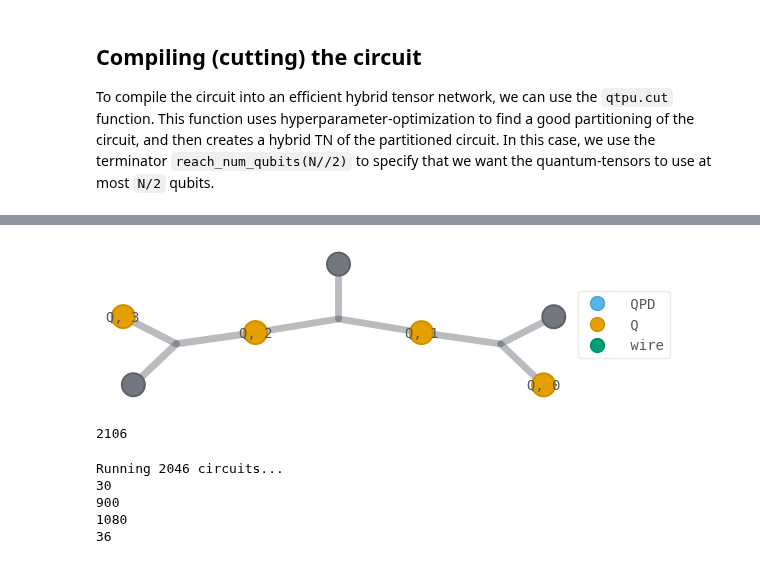
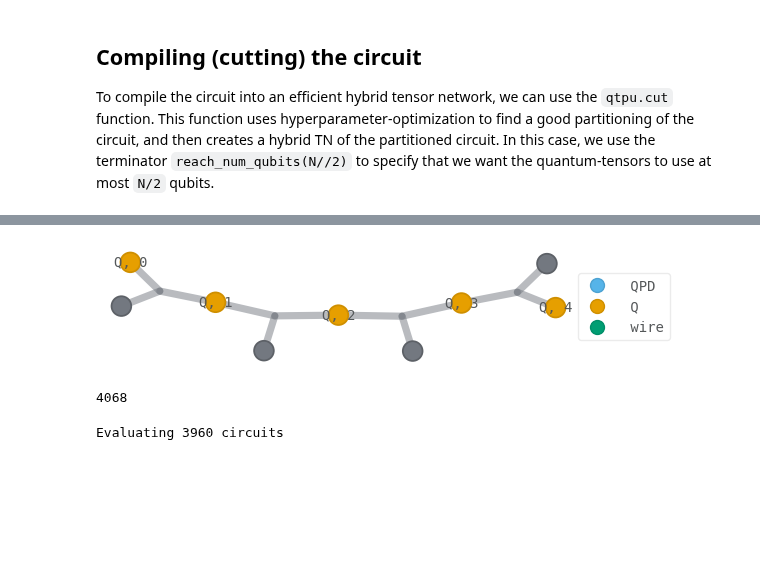
Before and after one commit to nathanieltornow/qtpu, a Jupyter notebook: docs/01_basics.ipynb, the cells around one changed output, grey strips where cells are left out. Drawn from its saved outputs; the diff is of its cells as text; code cells hidden in the pictures; blank space fills up the shorter version.

```diff
--- a/docs/01_basics.ipynb
+++ b/docs/01_basics.ipynb
@@ -94,38 +92,36 @@ cut_circuit.draw('mpl', fold=-1)
 # result = run_ckt(ckt_circ, Sampler(), num_samples=np.inf, obs="ZZIZII")
 # print(result)
 # %%
-htn = circuit_to_hybrid_tn(cut_circuit, 1000)
+htn = circuit_to_hybrid_tn(cut_circuit)
 # htn.approximate(tolerance=0.1)
 # htn.sample(1000)
 # fuse(htn)
 # approximate(htn, tolerance=0.01)
 tn = htn.to_tensor_network()
 tn.draw(color=["QPD", "Q", "wire"])
 print(tn.contraction_cost(optimize='auto'))
 # %% [output]
-[figure, old version]
+[figure, new version]
-2106
+4068
 # %%
 from qtpu.contract import contract, evaluate_hybrid_tn
 
 # from qtpu.evaluate import evaluate_backend
-# from qiskit_aer import AerSimulator
+from qiskit_aer.primitives import Sampler
 
 # backend = AerSimulator()
 
-from qtpu.evaluate import evaluate_quimb
 
-# res = contract(htn)
+from qiskit.primitives import BackendSampler
 
-tn = evaluate_hybrid_tn(htn)
+res = contract(htn, Sampler(run_options={"shots": 20000}))
 
+# tn = evaluate_hybrid_tn(htn)
 
-res = tn.contract(all, optimize='auto', output_inds=[])
+# print()
+
+# res = tn.contract(all, optimize='auto', output_inds=[])
 # %% [output]
-Running 2046 circuits...
-30
-900
-1080
-36
+Evaluating 3960 circuits
 # %%
 from qiskit.primitives import Sampler, Estimator
```
Also changed, not shown: parts of 15 cells of this notebook, 25 other files.
